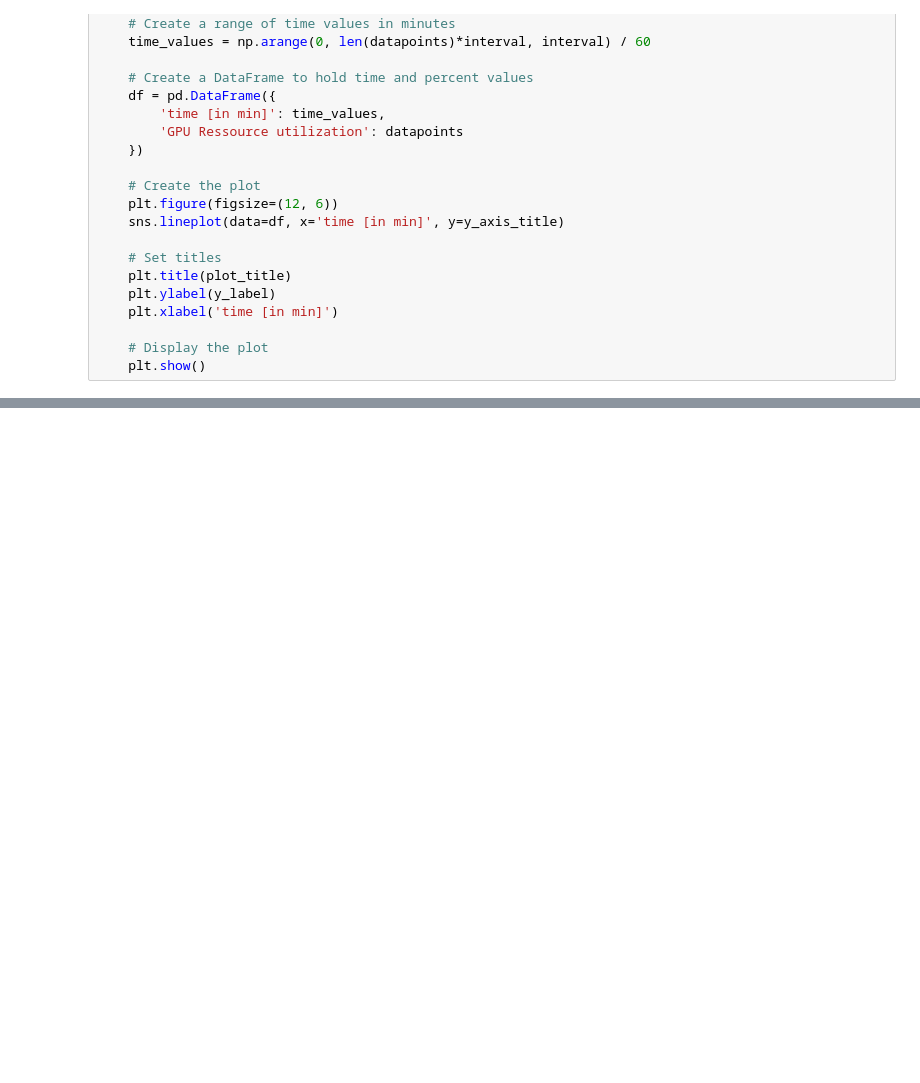
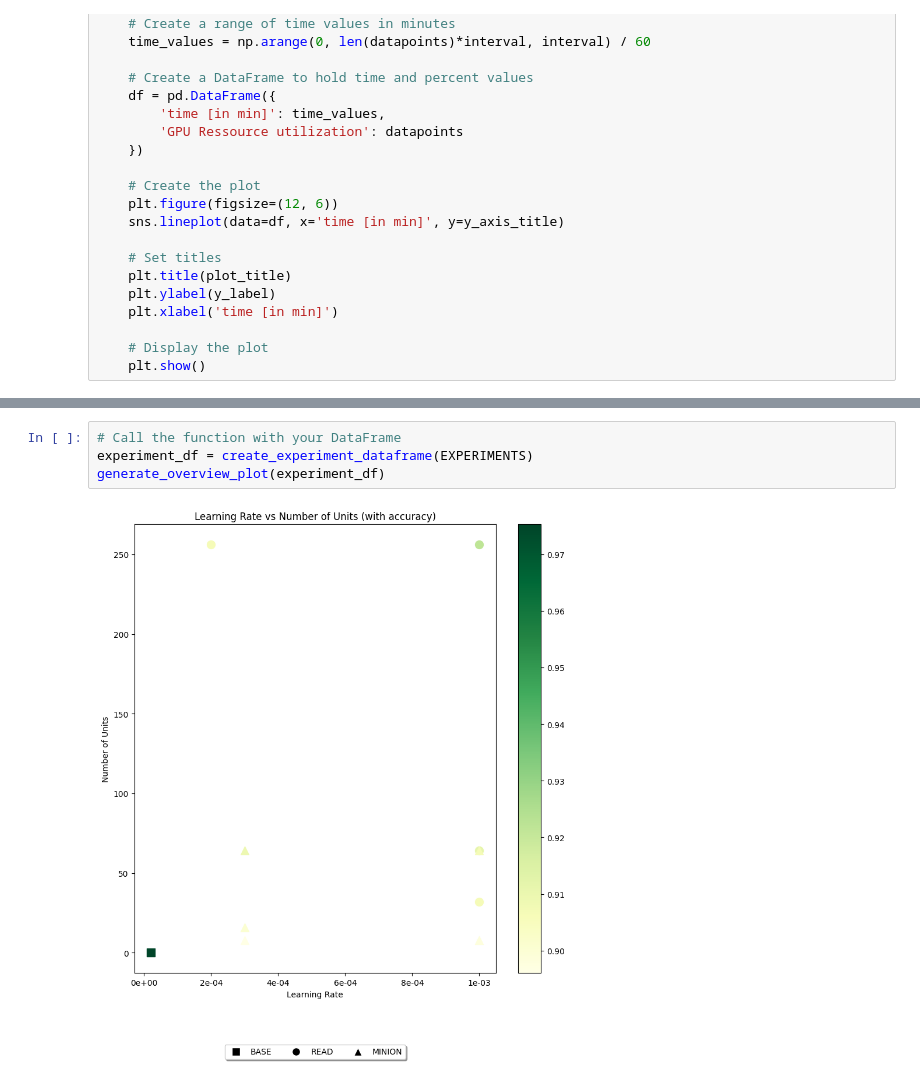
Before and after one commit to carlosinator/cil-sentiment, a Jupyter notebook: models_overview.ipynb, the cells around one changed output, grey strips where cells are left out. Drawn from its saved outputs; the diff is of its cells as text; blank space fills up the shorter version.

```diff
--- a/models_overview.ipynb
+++ b/models_overview.ipynb
@@ -419,0 +827,6 @@ Average time per epoch: 0.0 hours and 35.0 minutes and 58.00 seconds
+# %%
+# Call the function with your DataFrame
+experiment_df = create_experiment_dataframe(EXPERIMENTS)
+generate_overview_plot(experiment_df)
+# %% [output]
+[figure, added]
```
Also changed, not shown: parts of 36 cells of this notebook.
